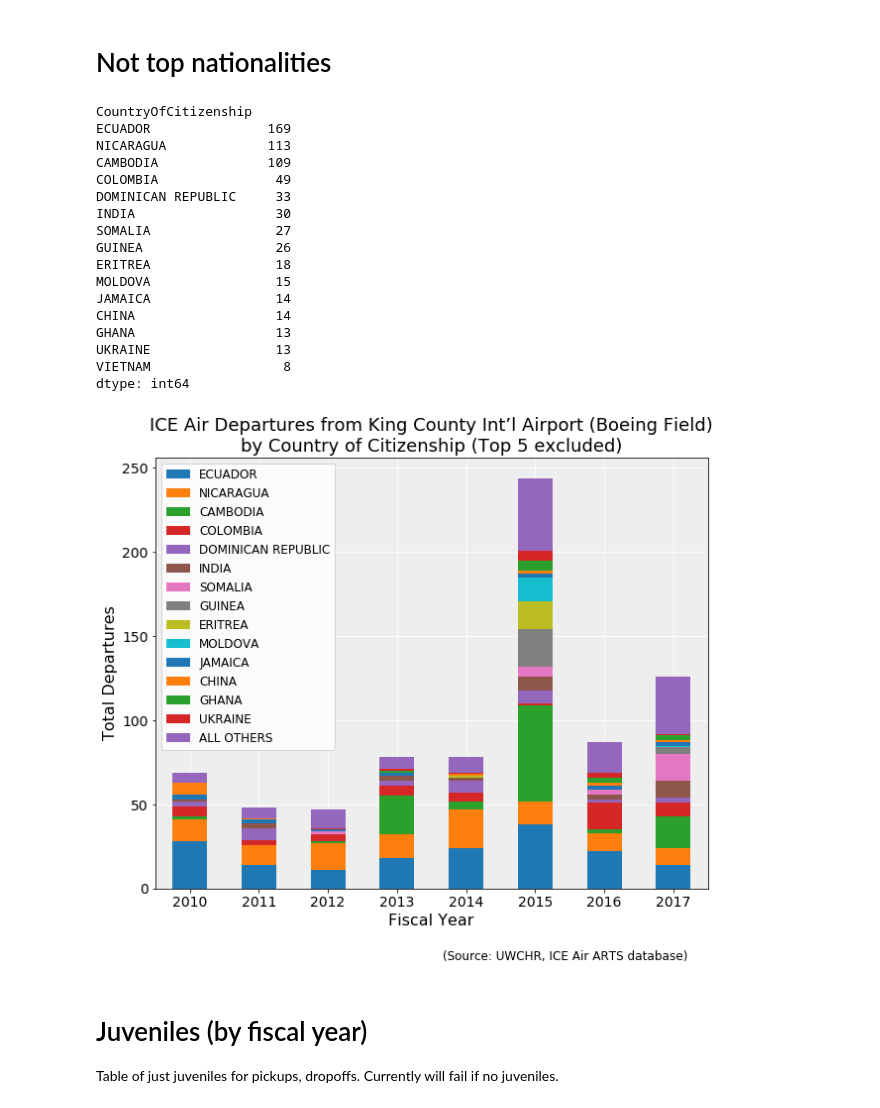
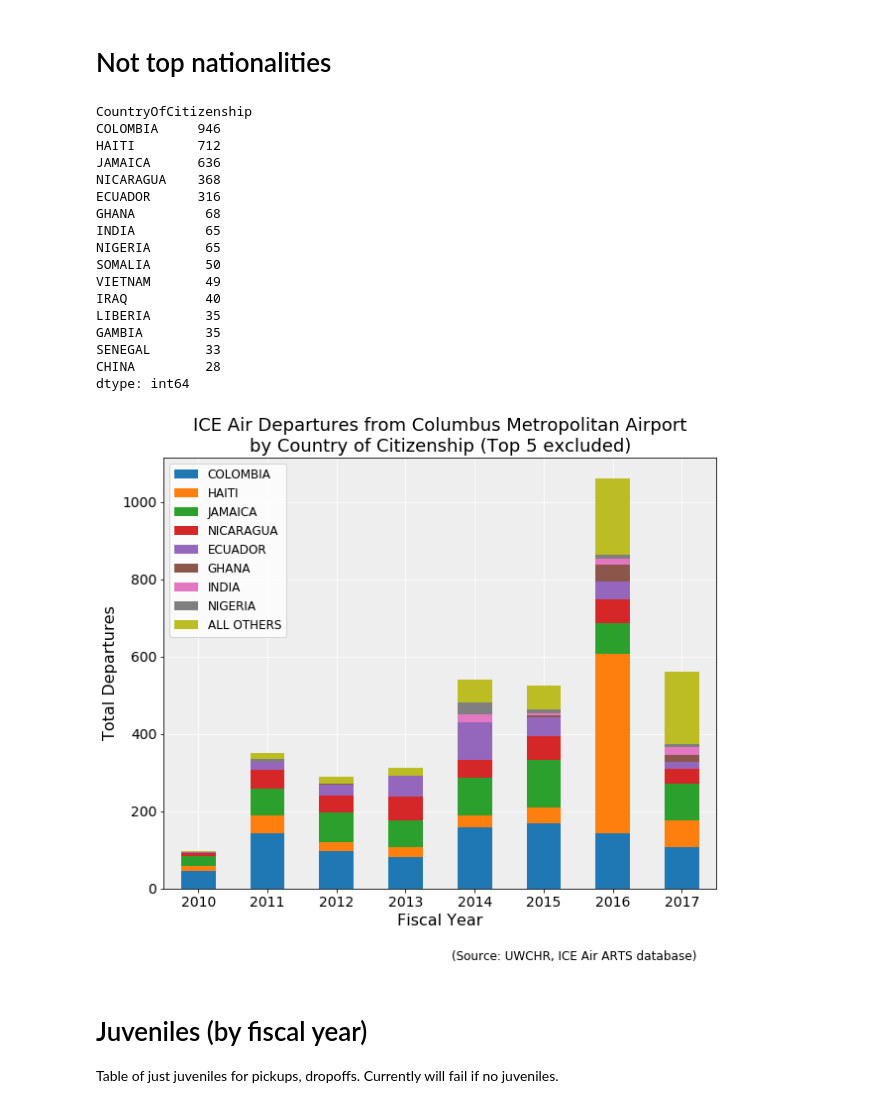
Before and after one commit to UWCHR/ice-air, a Jupyter notebook: analyze/note/airport.ipynb, the cells around one changed output. Saved outputs shown, nothing was run; the diff lists cells and outputs as text; code cells hidden in the pictures.

```diff
--- a/analyze/note/airport.ipynb
+++ b/analyze/note/airport.ipynb
@@ -55,7 +55,7 @@ with open('../input/airport_dict.yaml', 'r') as yamlfile:
 # Specific airport
 # %%
 # Select records for an airport represented in the database using its 4-character ICAO code
-airport = 'KBFI'
+airport = 'KCSG'
 # %%
 airport_name = airport_dict[airport]['AirportName']
 
@@ -240,0 +231,5 @@ plt.show()
+# %%
+data = annual_summary[['Annual Removals', 'Annual Transfers']]
+title = f'{airport_name} ({airport})\nICE Air removals plus transfers'
+bar_chart(data, airport, airport_name, 'removal-transfer', title)
+plt.show()
@@ -549,36 +547,36 @@ not_top_data = not_top_data.reindex(not_top_data.sum().sort_values(ascending=Fal
 not_top_data.sum().head(15)
 # %% [output]
 CountryOfCitizenship
-ECUADOR               169
-NICARAGUA             113
-CAMBODIA              109
-COLOMBIA               49
-DOMINICAN REPUBLIC     33
-INDIA                  30
-SOMALIA                27
-GUINEA                 26
-ERITREA                18
-MOLDOVA                15
-JAMAICA                14
-CHINA                  14
-GHANA                  13
-UKRAINE                13
-VIETNAM                 8
+COLOMBIA     946
+HAITI        712
+JAMAICA      636
+NICARAGUA    368
+ECUADOR      316
+GHANA         68
+INDIA         65
+NIGERIA       65
+SOMALIA       50
+VIETNAM       49
+IRAQ          40
+LIBERIA       35
+GAMBIA        35
+SENEGAL       33
+CHINA         28
 dtype: int64
 # %%
-all_others = not_top_data.sum()[not_top_data.sum() < 10].index
-greater_than_10 = not_top_data.sum()[not_top_data.sum() > 10].index
-to_plot = not_top_data[greater_than_10].copy()
+all_others = not_top_data.sum()[not_top_data.sum() < 50].index
+greater_than_x = not_top_data.sum()[not_top_data.sum() > 50].index
+to_plot = not_top_data[greater_than_x].copy()
 to_plot.columns = to_plot.columns.astype(str)
 to_plot['ALL OTHERS'] = not_top_data[all_others].sum(axis=1)
 # %%
 country_of_citizenship_trend(to_plot,
-                             title=f'ICE Air Departures from King County Int’l Airport (Boeing Field)\nby Country of Citizenship (Top 5 excluded)',
+                             title=f'ICE Air Departures from {airport_name}\nby Country of Citizenship (Top 5 excluded)',
                              filename=f'{airport}_pickup_nationalities_top_5_excluded',
                              ylabel=f'Total {df_to_analyze.name}',
                              xlabel='Fiscal Year');
 # %% [output]
-[figure, old version]
+[figure, new version]
 # %% [markdown]
 # Juveniles (by fiscal year)
 
```
Also changed, not shown: parts of 29 cells of this notebook, 24 other files.
